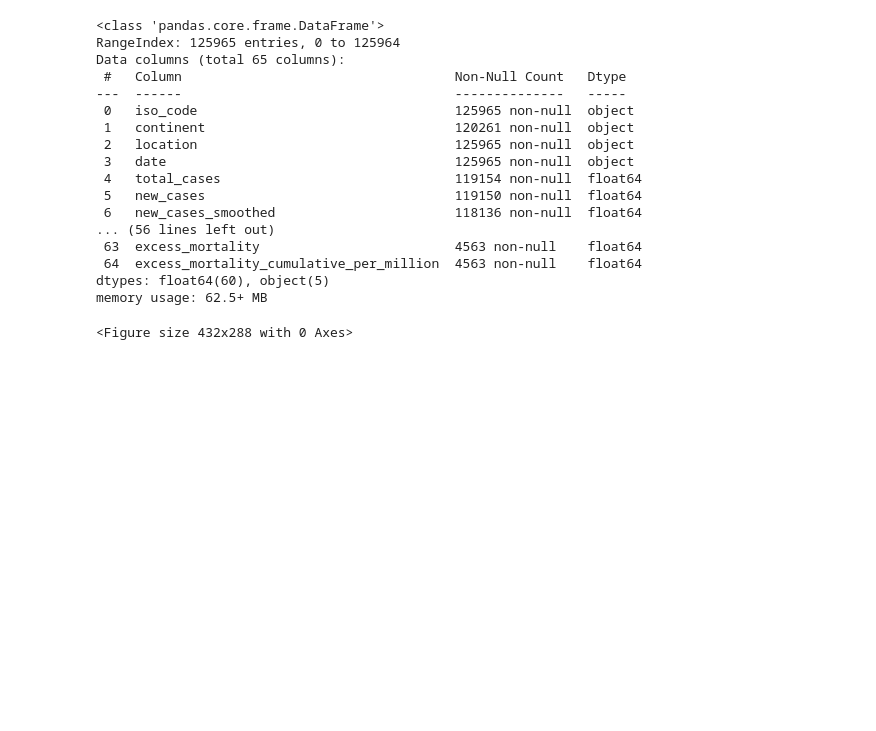
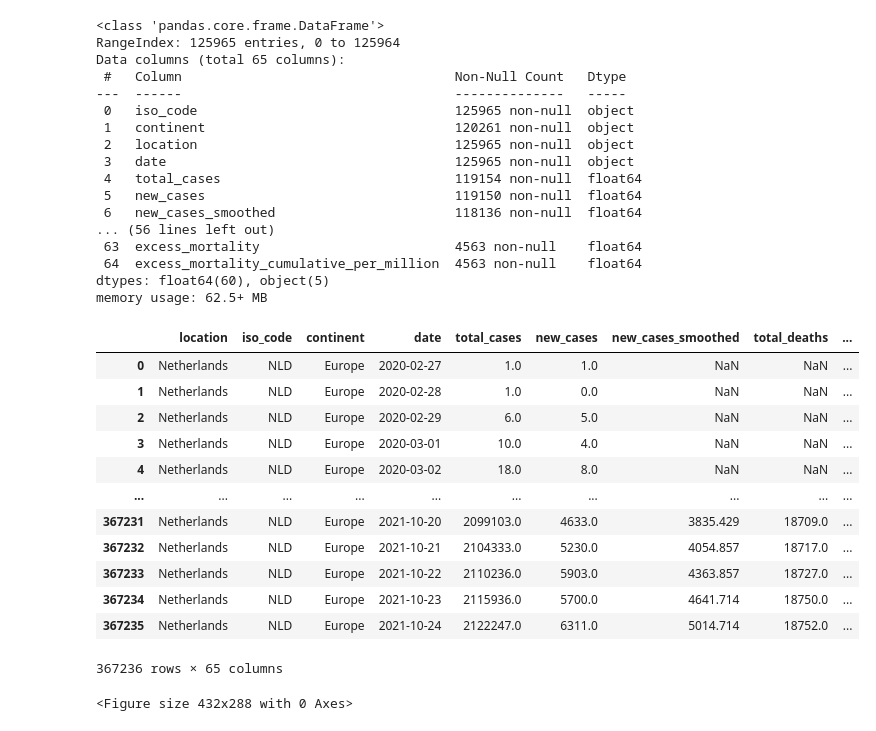
Before and after one commit to Wuodan3/INFOMDSS, a Jupyter notebook: INFOMDSS Team 15.ipynb, the cells around one changed output. Drawn from its saved outputs; the diff is of its cells as text; code cells hidden in the pictures; blank space fills up the shorter version.

Commit message:
data testing

```diff
--- a/INFOMDSS Team 15.ipynb
+++ b/INFOMDSS Team 15.ipynb
@@ -38,6 +38,25 @@ Data columns (total 65 columns):
  64  excess_mortality_cumulative_per_million  4563 non-null    float64
 dtypes: float64(60), object(5)
 memory usage: 62.5+ MB
+# %%
+NLdata = data.loc[data.location == "Netherlands", "location"]
+NLdata = pd.merge(NLdata, data)
+
+NLdata
+# %% [output]
+|  | location | iso_code | continent | date | total_cases | new_cases | new_cases_smoothed | total_deaths | ... |
+| 0 | Netherlands | NLD | Europe | 2020-02-27 | 1.0 | 1.0 | NaN | NaN | ... |
+| 1 | Netherlands | NLD | Europe | 2020-02-28 | 1.0 | 0.0 | NaN | NaN | ... |
+| 2 | Netherlands | NLD | Europe | 2020-02-29 | 6.0 | 5.0 | NaN | NaN | ... |
+| 3 | Netherlands | NLD | Europe | 2020-03-01 | 10.0 | 4.0 | NaN | NaN | ... |
+| 4 | Netherlands | NLD | Europe | 2020-03-02 | 18.0 | 8.0 | NaN | NaN | ... |
+| ... | ... | ... | ... | ... | ... | ... | ... | ... | ... |
+| 367231 | Netherlands | NLD | Europe | 2021-10-20 | 2099103.0 | 4633.0 | 3835.429 | 18709.0 | ... |
+| 367232 | Netherlands | NLD | Europe | 2021-10-21 | 2104333.0 | 5230.0 | 4054.857 | 18717.0 | ... |
+| 367233 | Netherlands | NLD | Europe | 2021-10-22 | 2110236.0 | 5903.0 | 4363.857 | 18727.0 | ... |
+| 367234 | Netherlands | NLD | Europe | 2021-10-23 | 2115936.0 | 5700.0 | 4641.714 | 18750.0 | ... |
+| 367235 | Netherlands | NLD | Europe | 2021-10-24 | 2122247.0 | 6311.0 | 5014.714 | 18752.0 | ... |
+367236 rows × 65 columns
 # %%
 Stringencyindexandcasessdate = data[['stringency_index', 'date', 'total_cases' , 'total_vaccinations']]
 Stringencyindexandcasessdate
```
